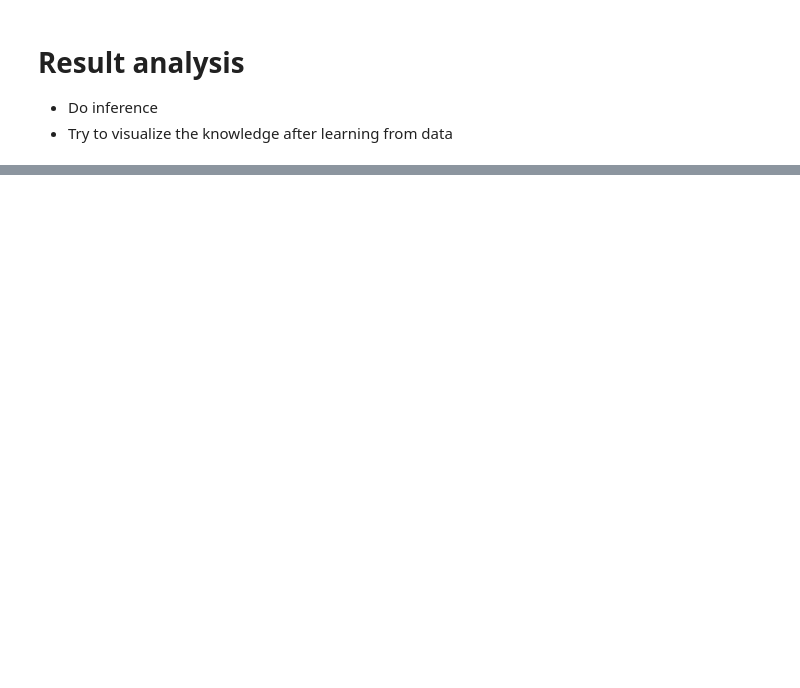
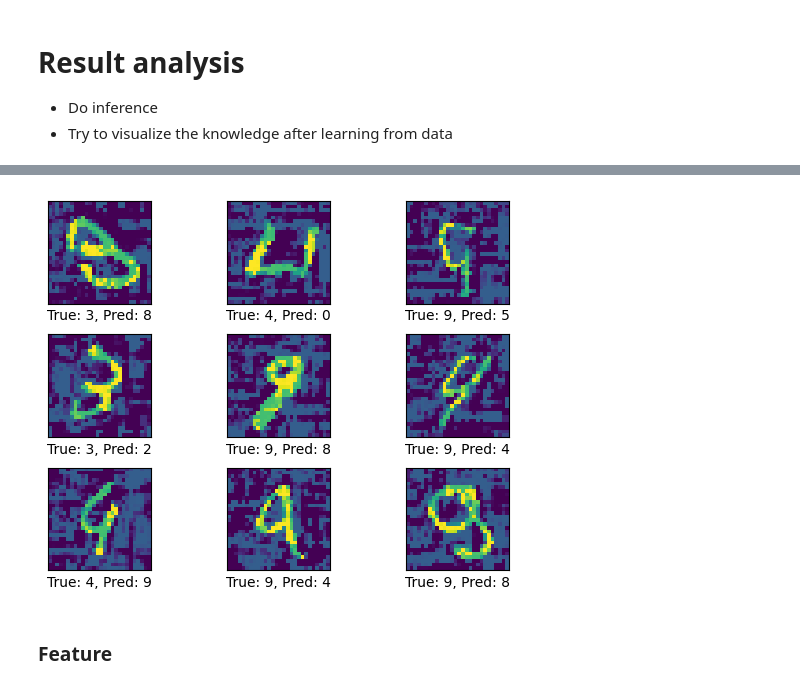
Before and after one commit to hahunavth/robust-adversarial-network, a Jupyter notebook: eval.ipynb, the cells around one changed output, grey strips where cells are left out. Cells and saved outputs as stored; diff of their text form; code cells hidden in the pictures; blank space fills up the shorter version.

```diff
--- a/eval.ipynb
+++ b/eval.ipynb
@@ -133,0 +211,7 @@ NameError: name 'device' is not defined
+# %%
+if len(false_adv_ids) > 0:
+    plot_images(x_adv[false_adv_ids[:9]], y[false_adv_ids[:9]], pred_adv[false_adv_ids[:9]], noise=0.0)
+# %% [output]
+[figure, added]
+# %% [markdown]
+### Feature
```
Also changed, not shown: parts of 19 cells of this notebook, 11 other files.
